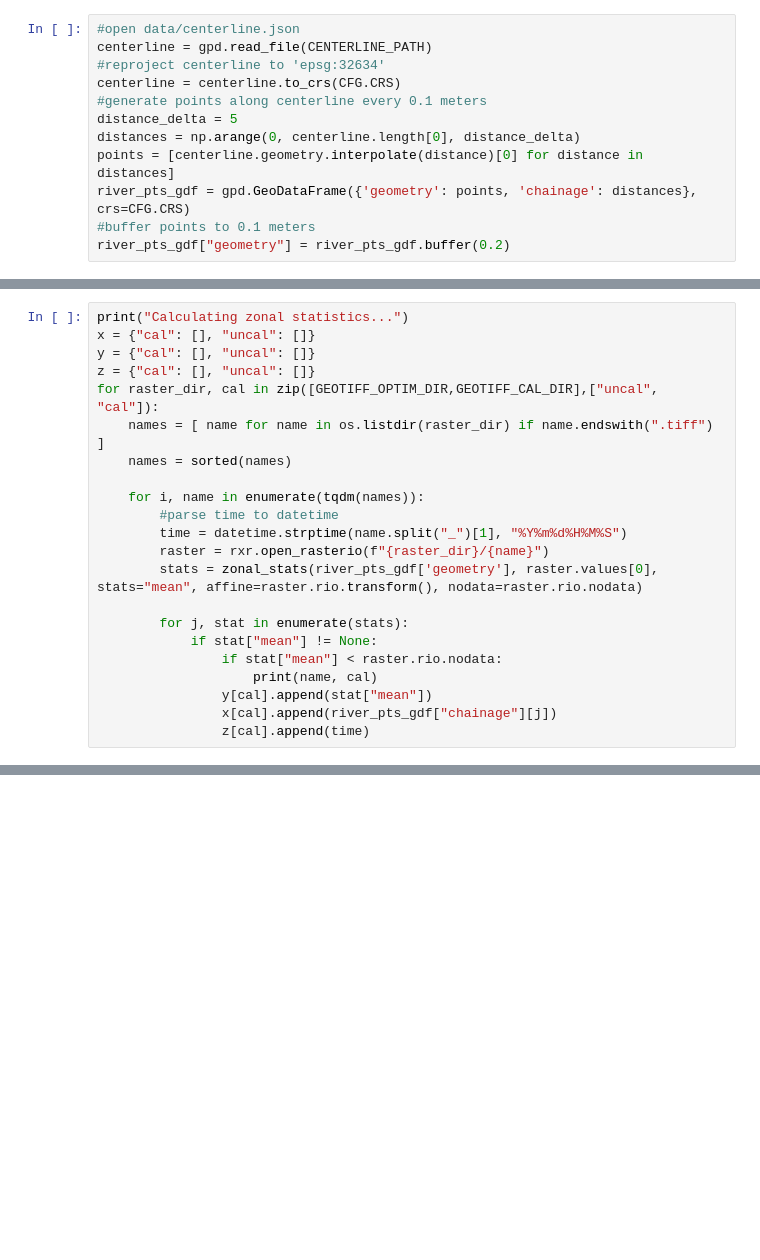
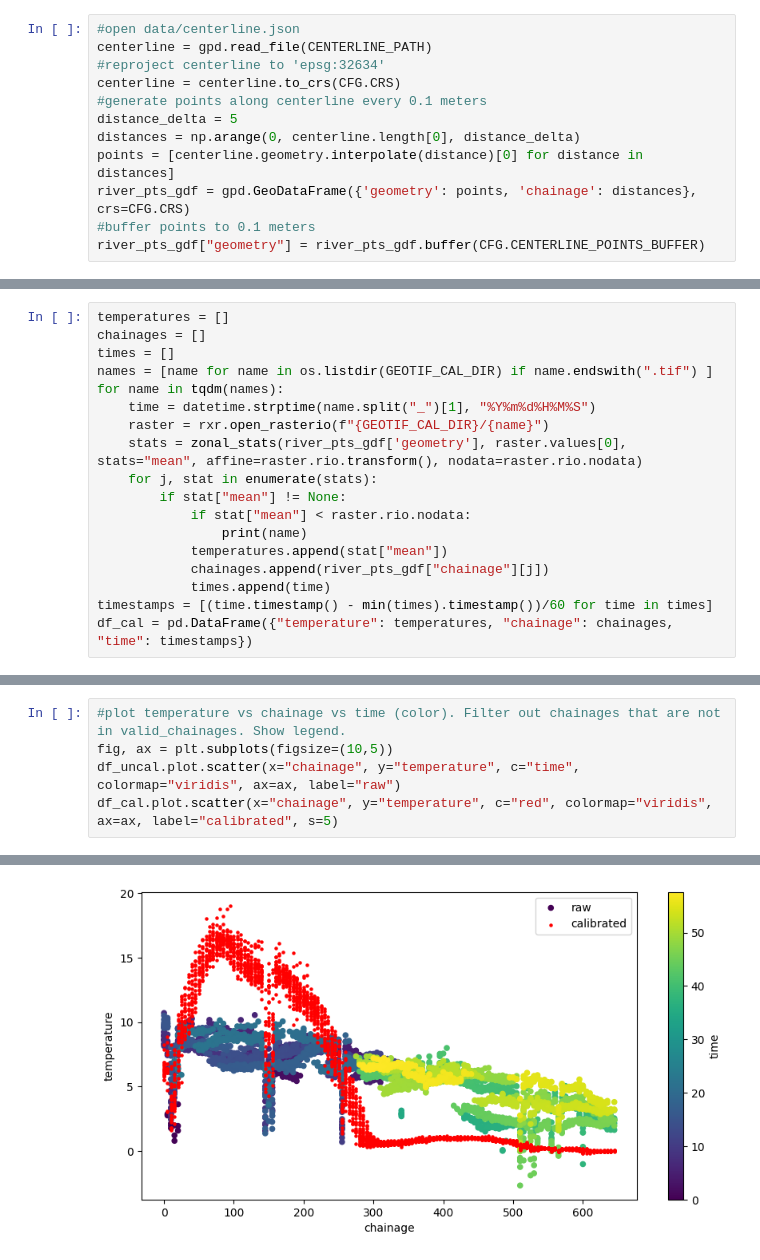
Before and after one commit to radekszostak/aerial-thermal-tuner, a Jupyter notebook: 4_exploration.ipynb, the cells around one changed output, grey strips where cells are left out. Cells and saved outputs as stored; diff of their text form; blank space fills up the shorter version.

```diff
--- a/4_exploration.ipynb
+++ b/4_exploration.ipynb
@@ -49,4 +51,4 @@ distances = np.arange(0, centerline.length[0], distance_delta)
 points = [centerline.geometry.interpolate(distance)[0] for distance in distances]
 river_pts_gdf = gpd.GeoDataFrame({'geometry': points, 'chainage': distances}, crs=CFG.CRS)
 #buffer points to 0.1 meters
-river_pts_gdf["geometry"] = river_pts_gdf.buffer(0.2)
+river_pts_gdf["geometry"] = river_pts_gdf.buffer(CFG.CENTERLINE_POINTS_BUFFER)
@@ -53,22 +77,18 @@ river_pts_gdf["geometry"] = river_pts_gdf.buffer(0.2)
 # %%
-print("Calculating zonal statistics...")
-x = {"cal": [], "uncal": []}
-y = {"cal": [], "uncal": []}
-z = {"cal": [], "uncal": []}
-for raster_dir, cal in zip([GEOTIFF_OPTIM_DIR,GEOTIFF_CAL_DIR],["uncal", "cal"]):
-    names = [ name for name in os.listdir(raster_dir) if name.endswith(".tiff") ]
-    names = sorted(names)
-
-    for i, name in enumerate(tqdm(names)):
-        #parse time to datetime
-        time = datetime.strptime(name.split("_")[1], "%Y%m%d%H%M%S")
-        raster = rxr.open_rasterio(f"{raster_dir}/{name}")
-        stats = zonal_stats(river_pts_gdf['geometry'], raster.values[0], stats="mean", affine=raster.rio.transform(), nodata=raster.rio.nodata)
-
-        for j, stat in enumerate(stats):
-            if stat["mean"] != None:
-                if stat["mean"] < raster.rio.nodata:
-                    print(name, cal)
-                y[cal].append(stat["mean"])
-                x[cal].append(river_pts_gdf["chainage"][j])
-                z[cal].append(time)
+temperatures = []
+chainages = []
+times = []
+names = [name for name in os.listdir(GEOTIF_CAL_DIR) if name.endswith(".tif") ]
+for name in tqdm(names):
+    time = datetime.strptime(name.split("_")[1], "%Y%m%d%H%M%S")
+    raster = rxr.open_rasterio(f"{GEOTIF_CAL_DIR}/{name}")
+    stats = zonal_stats(river_pts_gdf['geometry'], raster.values[0], stats="mean", affine=raster.rio.transform(), nodata=raster.rio.nodata)
+    for j, stat in enumerate(stats):
+        if stat["mean"] != None:
+            if stat["mean"] < raster.rio.nodata:
+                print(name)
+            temperatures.append(stat["mean"])
+            chainages.append(river_pts_gdf["chainage"][j])
+            times.append(time)
+timestamps = [(time.timestamp() - min(times).timestamp())/60 for time in times]
+df_cal = pd.DataFrame({"temperature": temperatures, "chainage": chainages, "time": timestamps})
@@ -183,0 +108,6 @@ Merging uncalibrated rasters...
+# %%
+#plot temperature vs chainage vs time (color). Filter out chainages that are not in valid_chainages. Show legend.
+fig, ax = plt.subplots(figsize=(10,5))
+df_uncal.plot.scatter(x="chainage", y="temperature", c="time", colormap="viridis", ax=ax, label="raw")
+df_cal.plot.scatter(x="chainage", y="temperature", c="red", colormap="viridis", ax=ax, label="calibrated", s=5)
+# %% [output]
@@ -183,0 +115 @@ Merging uncalibrated rasters...
+[figure, added]
```
Also changed, not shown: parts of 15 cells of this notebook, 5 other files.
